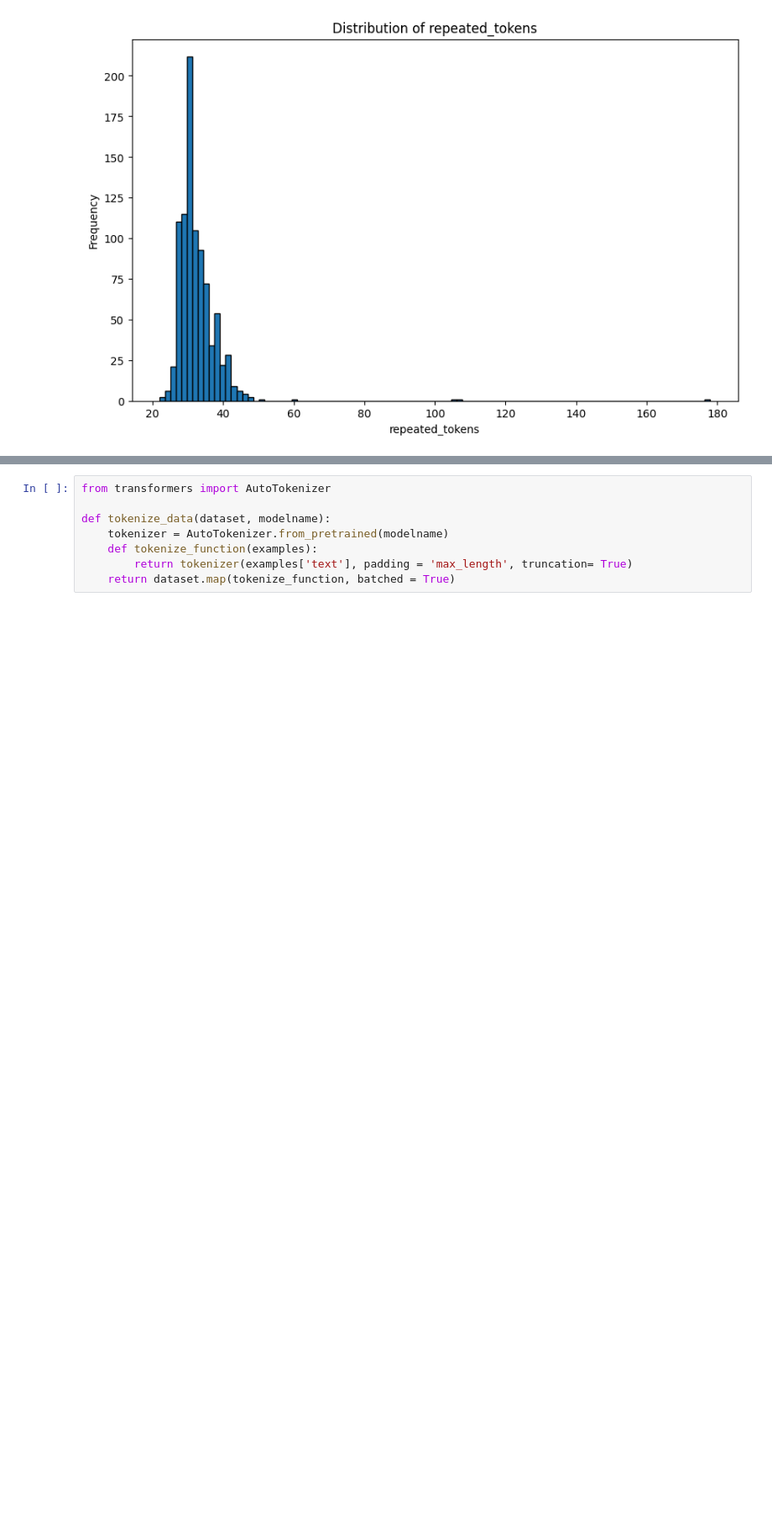
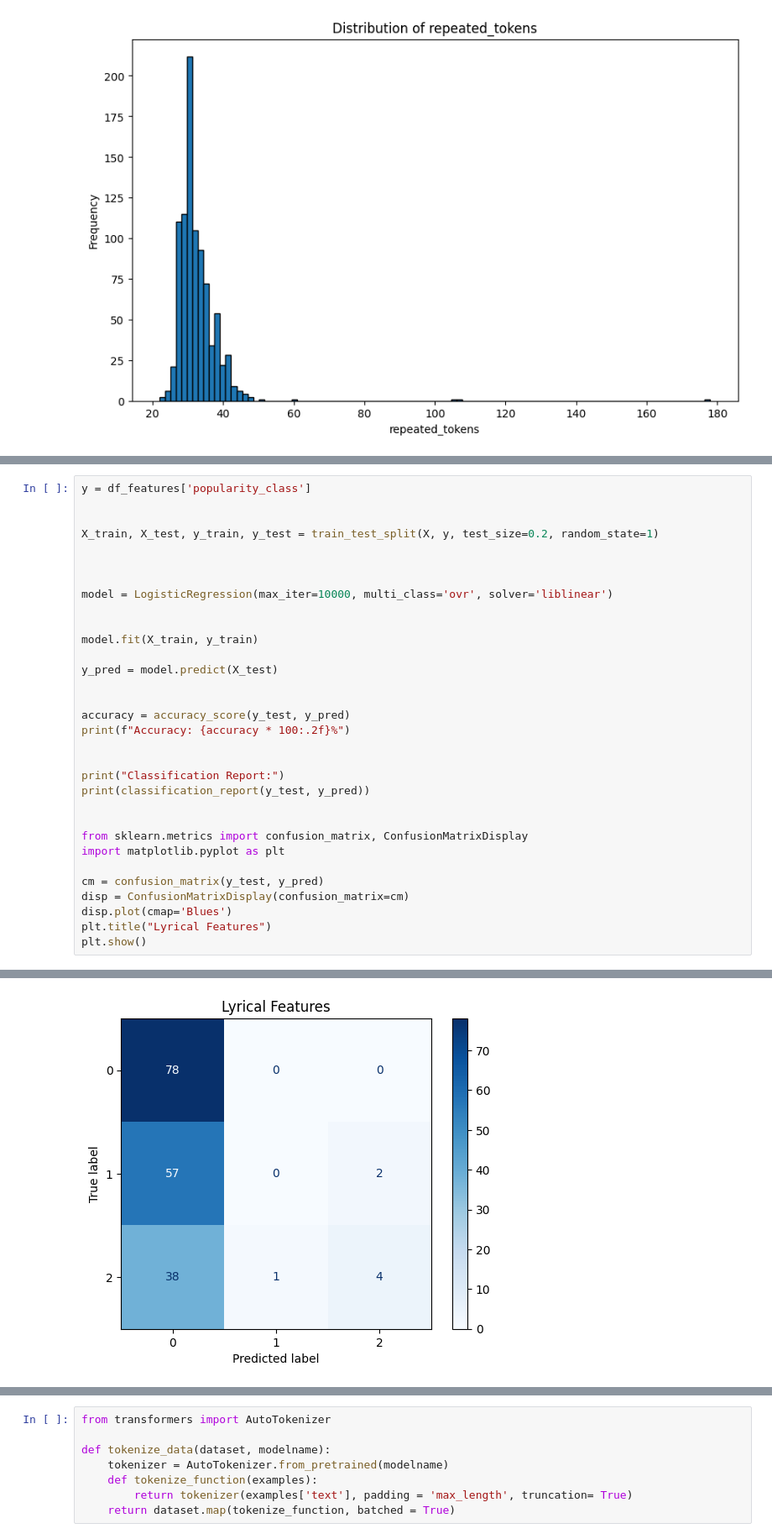
Before and after one commit to coleZeh/Owen-Cole_COSC410-FinalProject, a Jupyter notebook: finalProject.ipynb, the cells around one changed output, grey strips where cells are left out. Shown at 84% size. Cells and saved outputs as stored; diff of their text form; blank space fills up the shorter version.

```diff
--- a/finalProject.ipynb
+++ b/finalProject.ipynb
@@ -231,0 +269,33 @@ plt.show()
+# %%
+y = df_features['popularity_class']
+
+
+X_train, X_test, y_train, y_test = train_test_split(X, y, test_size=0.2, random_state=1)
+
+
+
+model = LogisticRegression(max_iter=10000, multi_class='ovr', solver='liblinear')
+
+
+model.fit(X_train, y_train)
+
+y_pred = model.predict(X_test)
+
+
+accuracy = accuracy_score(y_test, y_pred)
+print(f"Accuracy: {accuracy * 100:.2f}%")
+
+
+print("Classification Report:")
+print(classification_report(y_test, y_pred))
+
+
+from sklearn.metrics import confusion_matrix, ConfusionMatrixDisplay
+import matplotlib.pyplot as plt
+
+cm = confusion_matrix(y_test, y_pred)
+disp = ConfusionMatrixDisplay(confusion_matrix=cm)
+disp.plot(cmap='Blues')
+plt.title("Lyrical Features")
+plt.show()
+# %% [output]
@@ -231,0 +313 @@ plt.show()
+[figure, added]
```
Also changed, not shown: parts of 7 cells of this notebook.
